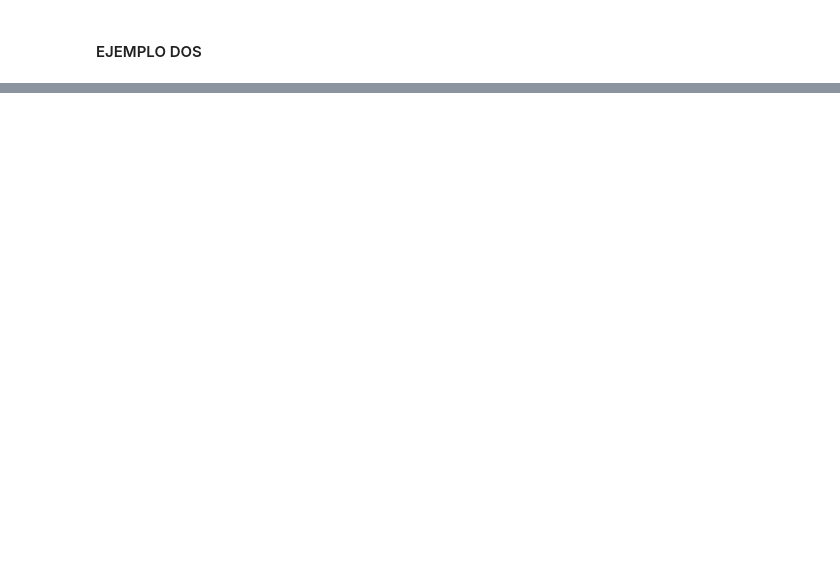
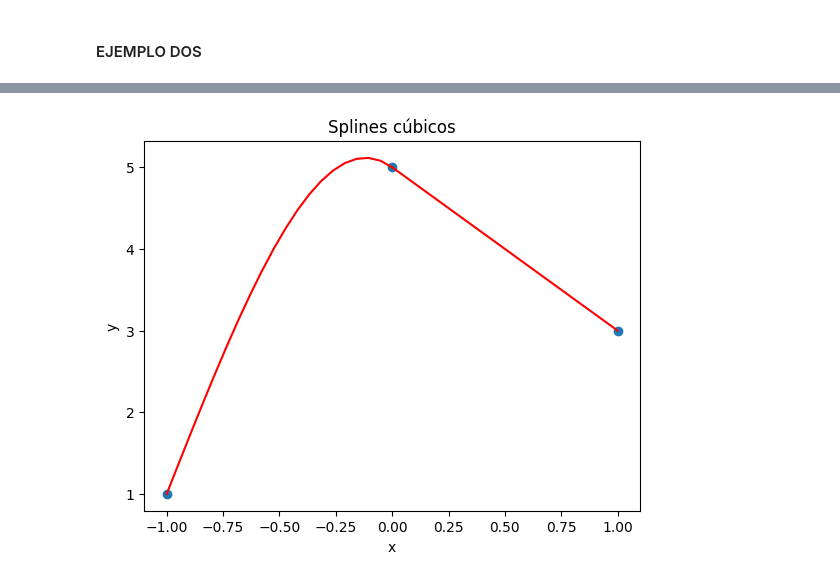
Before and after one commit to ImYasid/METODOS_NUMERICOS, a Jupyter notebook: [ACTIVIDADES EXTRACURRICULARES]/[Actividad extracurricular 08]/[Actividad extracurricular 08] Correccion examen.ipynb, the cells around one changed output, grey strips where cells are left out. Saved outputs shown, nothing was run; the diff lists cells and outputs as text; code cells hidden in the pictures; blank space fills up the shorter version.

```diff
--- a/[ACTIVIDADES EXTRACURRICULARES]/[Actividad extracurricular 08]/[Actividad extracurricular 08] Correccion examen.ipynb
+++ b/[ACTIVIDADES EXTRACURRICULARES]/[Actividad extracurricular 08]/[Actividad extracurricular 08] Correccion examen.ipynb
@@ -555,0 +552,29 @@ Llamada i=21     x=3.66519       y=-0.00
+# %%
+def Spline(x: float, x0: float, pars: dict[str, float]) -> float:
+    a = pars["a"]
+    b = pars["b"]
+    c = pars["c"]
+    d = pars["d"]
+    return a + b * (x - x0) + c * (x - x0) ** 2 + d * (x - x0) ** 3
+
+import matplotlib.pyplot as plt
+import numpy as np
+
+xs = [-1, 0, 1]
+ys = [1, 5, 3]
+s = [
+    {"a": 1, "b": 7, "c": 0, "d": -3},
+    {"a": 5, "b": -2, "c": 0, "d": 0},
+]
+for i, x_i in enumerate(xs[:-1]):
+    _x = np.linspace(x_i, xs[i + 1], 20)
+    _y = Spline(_x, x_i, s[i])
+    plt.plot(_x, _y, color="red")
+
+plt.scatter(xs, ys)
+plt.xlabel("x")
+plt.ylabel("y")
+plt.title("Splines cúbicos")
+plt.show()
+# %% [output]
+[figure, added]
```
Also changed, not shown: parts of 13 cells of this notebook.
